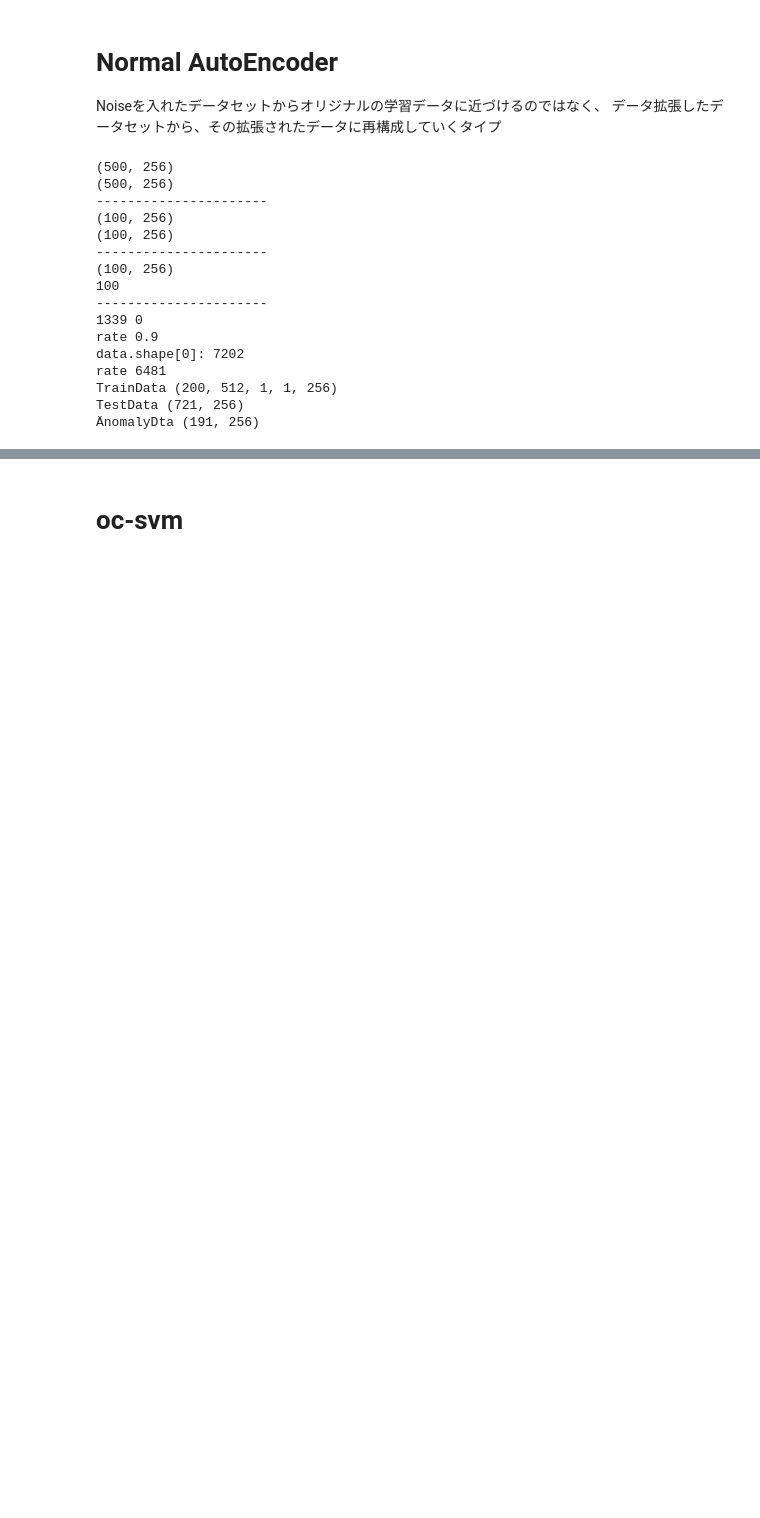
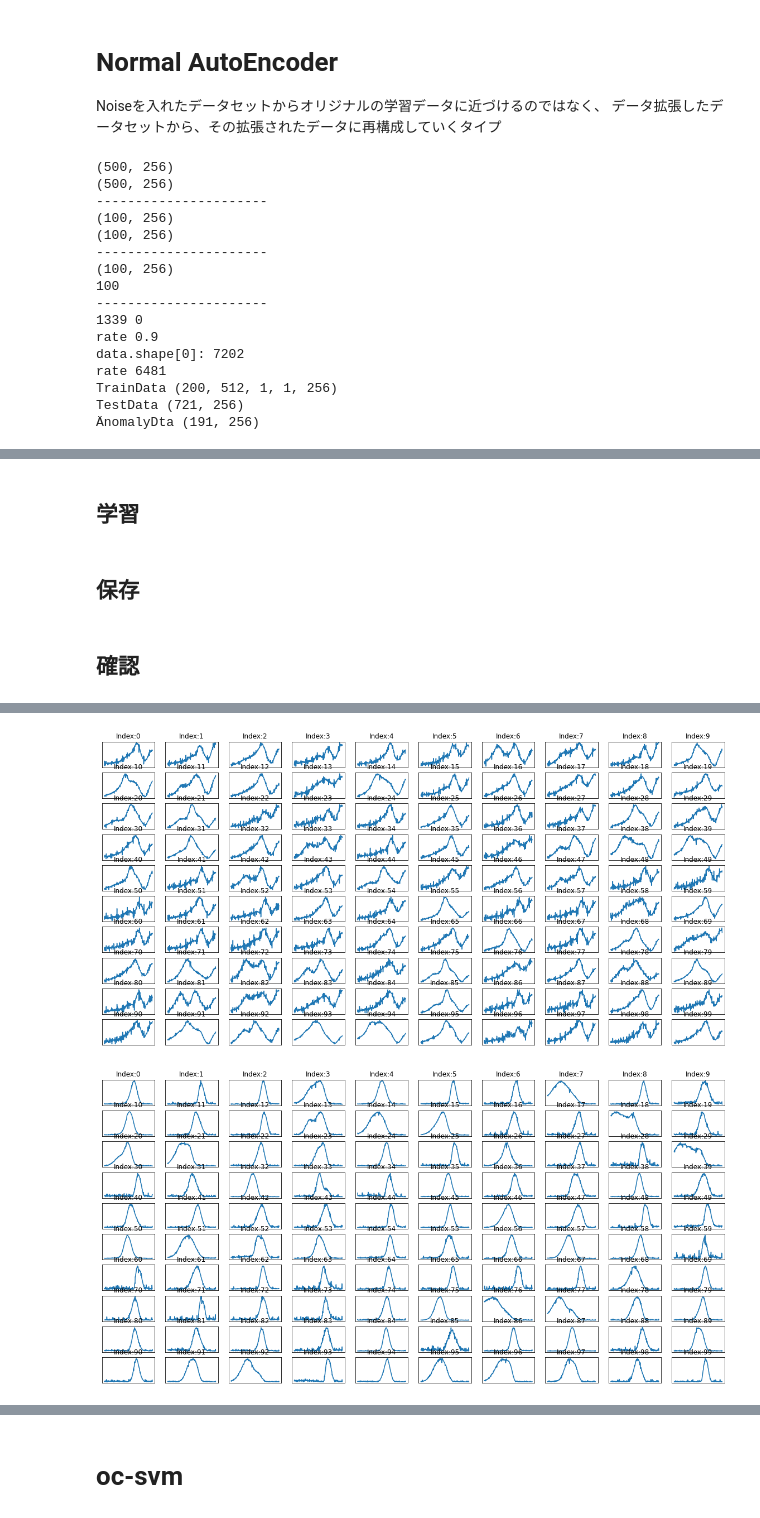
Before and after one commit to YukiHorikawaa/AutoEncoder, a Jupyter notebook: NormalAutoEncoder.ipynb, the cells around one changed output, grey strips where cells are left out. Drawn from its saved outputs; the diff is of its cells as text; code cells hidden in the pictures; blank space fills up the shorter version.

```diff
--- a/NormalAutoEncoder.ipynb
+++ b/NormalAutoEncoder.ipynb
@@ -50,0 +53,15 @@ TestData (721, 256)
+# %%
+
+Dataset = dataset.dataset("Obrid_AE", "data")
+Dataset.concat_data("sample_data",500)
+Dataset = dataset.dataset("Obrid_AE", "test")
+print("----------------------")
+Dataset.concat_data("sample_test",100)
+print("----------------------")
+data = Dataset.read_savedata("sample_test")
+print(data.shape[0])
+print("----------------------")
+Dataset = dataset.dataset(npyFlag=True)
+epochStr = 1000
+epochSizeStr = 128
+data, test_data , anomaly_data= Dataset.read_traindata_latest("/Users/yukihorikawa/Desktop/LAB_LAST/AutoEncoder/AutoEncoder/oldSensor/train/train1226.csv", "/Users/yukihorikawa/Desktop/LAB_LAST/AutoEncoder/AutoEncoder/oldSensor/anomaly/anomaly1226.csv", epochStr, epochSizeStr, 1, readType=True)
@@ -51,8 +95,10 @@ TestData (721, 256)
+# %% [markdown]
+## 学習
 # %%
 
 losslist=[]
 
-model = mainmodel.Autoencoder_batchnorm()
+model = mainmodel.Autoencoder_Linear()
 criterion = nn.MSELoss()
 # criterion = SSIMLoss()
 optimizer = torch.optim.Adam(model.parameters(), lr = 1e-3, weight_decay = 1e-5)
@@ -74,4 +120,6 @@ for epoch in data:
     # print('Loss:{:.4f}'.format(float(loss)))
     losslist.append(loss)
     outputs.append((epoch, data, recon))
+# %% [markdown]
+## 保存
 # %%
@@ -81,2 +128,58 @@ model_name = "Normal_AE_CNN"
 ModelEdit = mainmodel.Modeledit(folder_name,model_name)
 ModelEdit.save_model(model)
+# %% [markdown]
+##  確認
+# %%
+# # num = 5
+# data0 =  torch.from_numpy((test_data[0]).astype(np.float32)).clone()
+# data0 = data0[np.newaxis, np.newaxis, :]
+# loss, z, recon = model(data0, device)
+# # recon, _ = model(data0)
+# recon = recon.detach()
+# print(recon)
+
+fig = plt.figure(figsize=(20, 10))
+fig2 = plt.figure(figsize=(20, 10))
+figroot = round(np.square(anomaly_data.shape[0]))
+model.eval()
+# for i in range(anomaly_data.shape[0]):
+for i in range(100):
+    if i % 1 == 0:
+        try:
+            data0 =  torch.from_numpy((test_data[i]).astype(np.float32)).clone()
+            input_data = data0[np.newaxis, np.newaxis, :]
+            recon = model(input_data)
+            recon = recon.detach().numpy()
+            ax = fig.add_subplot(10, 10, i+1, xticks=[], yticks=[])
+            title = "Index:"+str(i)
+            ax.set_title(title)
+            ax.plot(data0.numpy())
+            ax.plot(recon.flatten())
+
+            anomalypoint=sum(abs(recon.flatten()-data0.numpy()))
+            print("normal:"+str(anomalypoint))
+            if(anomalypoint>10):
+                print("anomaly")
+
+            # data = test0.numpy()
+            test0 =  torch.from_numpy((anomaly_data[i]).astype(np.float32)).clone()
+            input_data = test0[np.newaxis, np.newaxis, :]
+            # recon,_ = model(input_data)
+            recon = model(input_data)
+            recon = recon.detach().numpy()
+            ax = fig2.add_subplot(10, 10, i+1, xticks=[], yticks=[])
+            title = "Index:"+str(i)
+            ax.set_title(title)
+            ax.plot(test0.numpy())
+            ax.plot(recon.flatten())
+
+            anomalypoint=sum(abs(recon.flatten()-test0.numpy()))
+            print("anomarly:"+str(anomalypoint))
+            if(anomalypoint>10):
+                print("anomaly")
+        except IndexError:
+            print("Finish")
+            break
+fig.show()
+fig2.show()
+# %% [output]
@@ -82,0 +203,2 @@ ModelEdit.save_model(model)
+[figure, added]
+[figure, added]
```
Also changed, not shown: parts of 9 cells of this notebook, 14 other files.
